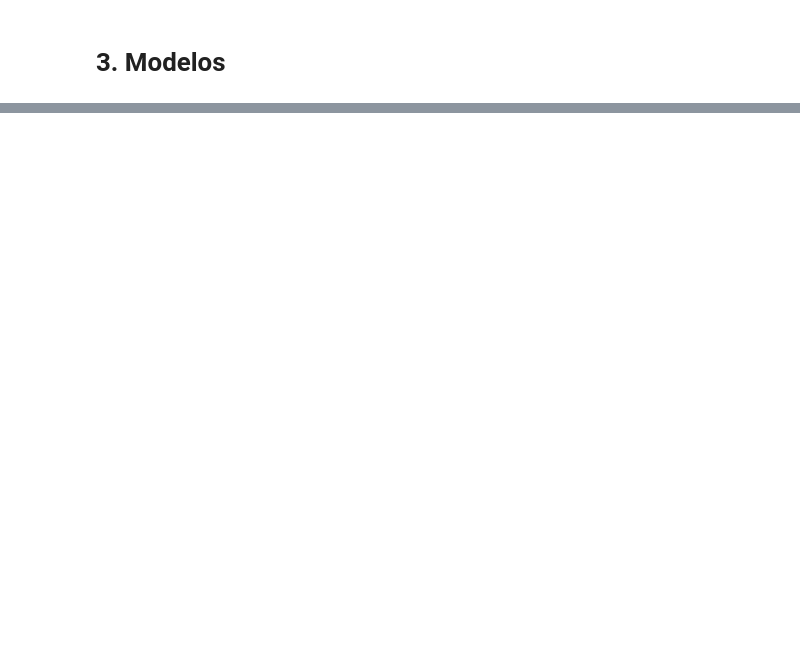
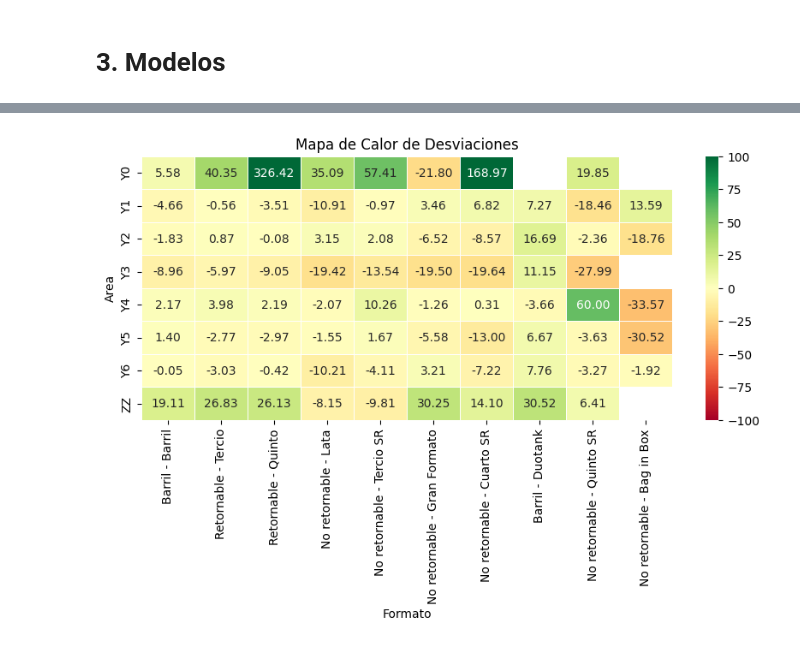
Before and after one commit to gmachinromero/project-sell-in-forecast, a Jupyter notebook: 07_sell_in_fase_5_comparativa_modelos.ipynb, the cells around one changed output, grey strips where cells are left out. Cells and saved outputs as stored; diff of their text form; code cells hidden in the pictures; blank space fills up the shorter version.

```diff
--- a/07_sell_in_fase_5_comparativa_modelos.ipynb
+++ b/07_sell_in_fase_5_comparativa_modelos.ipynb
@@ -232,7 +270,9 @@ df = df.drop(columns=[
     'Cliente',
     'Codigo_Postal',
     'Provincia',
+    'ID_CCAA',
     'Comunidad_Autonoma',
+    'Descripcion_Gama',
     'STRATIO_CREATED_DATE',
     'exec_month'
 ])
@@ -328,11 +376,11 @@ mlflow.set_tracking_uri("http://127.0.0.1:5000")
 # --------------------------------------------------
 
 # Nombre
-experiment_name = "MSM_Sell_In_Modelos_Formato"
+experiment_name = "MSM_Sell_In_Modelos_Formato_Fase5"
 
 # Descripción
 experiment_description = (
-    "Proyecto de comparación de modelos de Sell In en función del Formato 2."
+    "Proyecto de comparación de modelos de Sell In en función del Negocio y el Formato2."
 )
 
 # Etiquetas del experimento
@@ -572,4 +864,0 @@ df_val.info()
-# %%
-# Castear las columnas de tipo category a object
-categorical_columns = df_val.select_dtypes(include=['category']).columns
-df_val[categorical_columns] = df_val[categorical_columns].astype('object')
@@ -629,0 +865,5 @@ plt.show()
+# %%
+# Dataset de validación: df_val
+# Modelo de MLflow: uri_lgb_global
+# -----------------------------------------------------------------------------
+df_analysis = execute_analysis(df_val, uri_lgb_global)
@@ -629,0 +887,6 @@ plt.show()
+# %%
+# Graficar mapa de calor de UNE
+# -----------------------------------------------------------------------------
+plot_heatmap(df_analysis, negocio='UNE')
+# %% [output]
+[figure, added]
```
Also changed, not shown: parts of 76 cells of this notebook.
